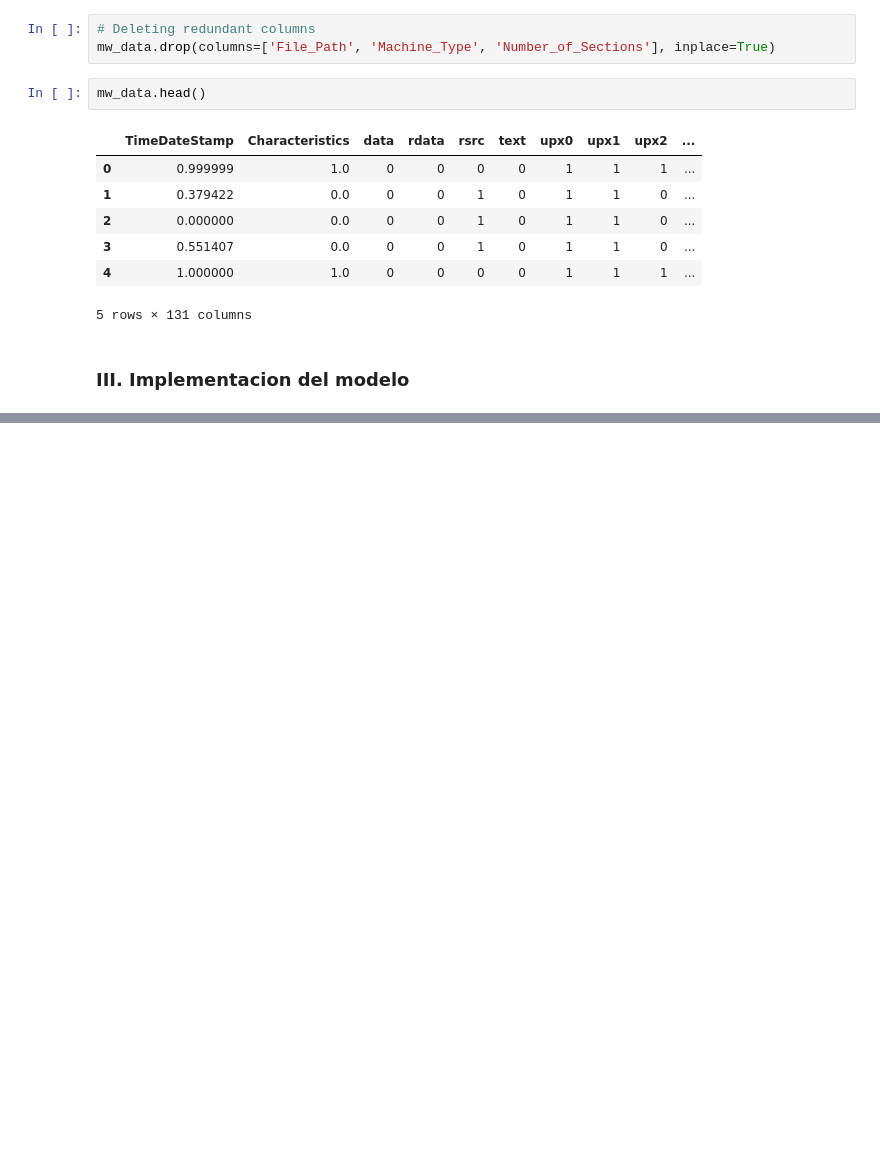
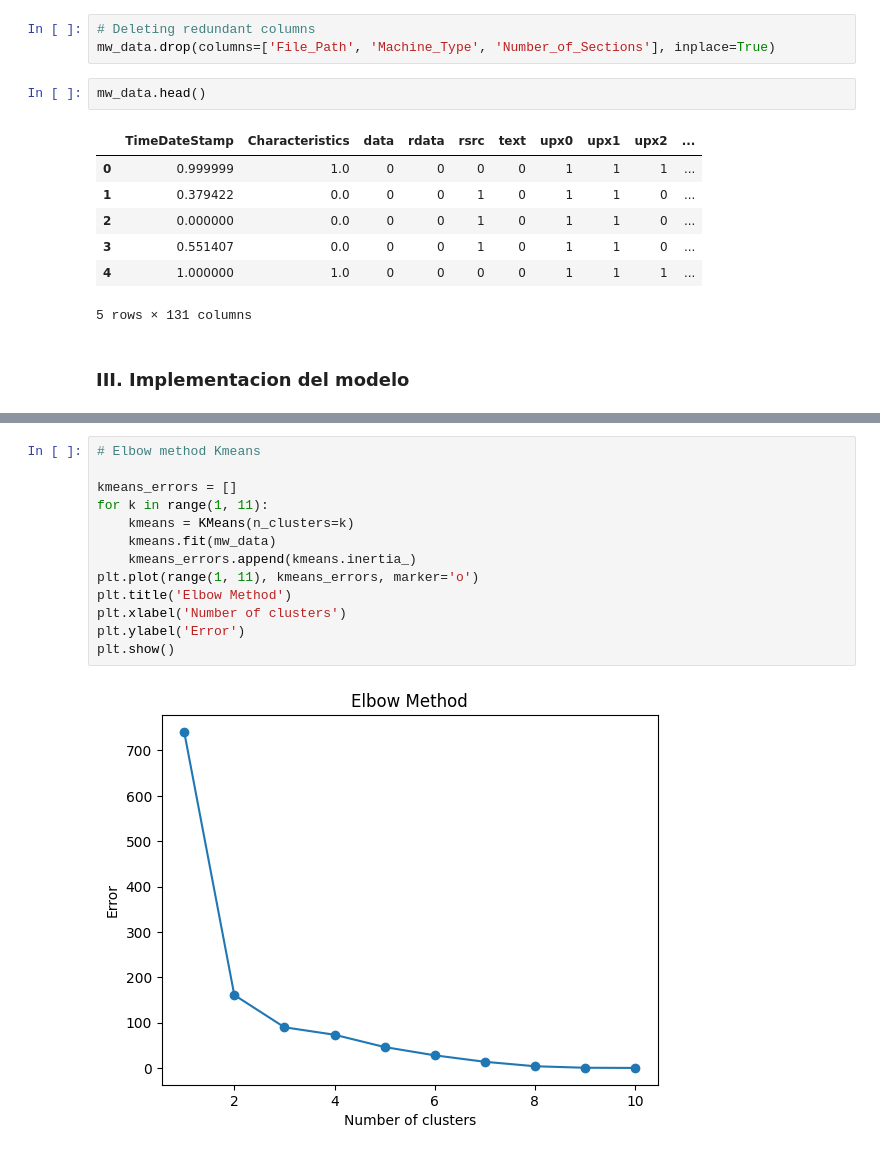
Before and after one commit to andresdlRoca/Lab4_SDS, a Jupyter notebook: lab4.ipynb, the cells around one changed output, grey strips where cells are left out. Drawn from its saved outputs; the diff is of its cells as text; blank space fills up the shorter version.

Commit message:
KMeans Codo y Sillhouete

```diff
--- a/lab4.ipynb
+++ b/lab4.ipynb
@@ -293,0 +270,15 @@ mw_data = pd.read_csv('malware_dataset.csv')
+# %%
+# Elbow method Kmeans
+
+kmeans_errors = []
+for k in range(1, 11):
+    kmeans = KMeans(n_clusters=k)
+    kmeans.fit(mw_data)
+    kmeans_errors.append(kmeans.inertia_)
+plt.plot(range(1, 11), kmeans_errors, marker='o')
+plt.title('Elbow Method')
+plt.xlabel('Number of clusters')
+plt.ylabel('Error')
+plt.show()
+# %% [output]
+[figure, added]
```
Also changed, not shown: parts of 6 cells of this notebook.
